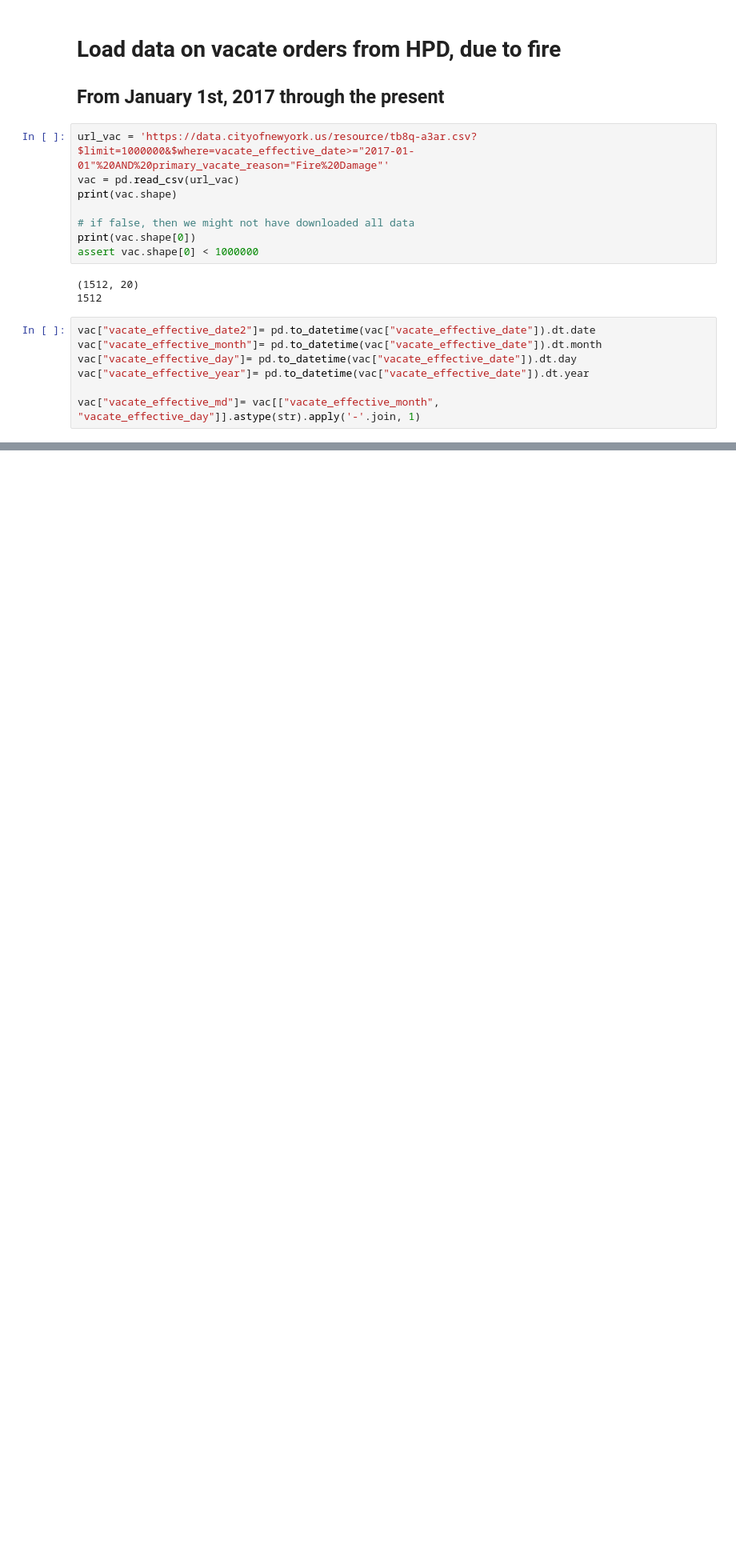
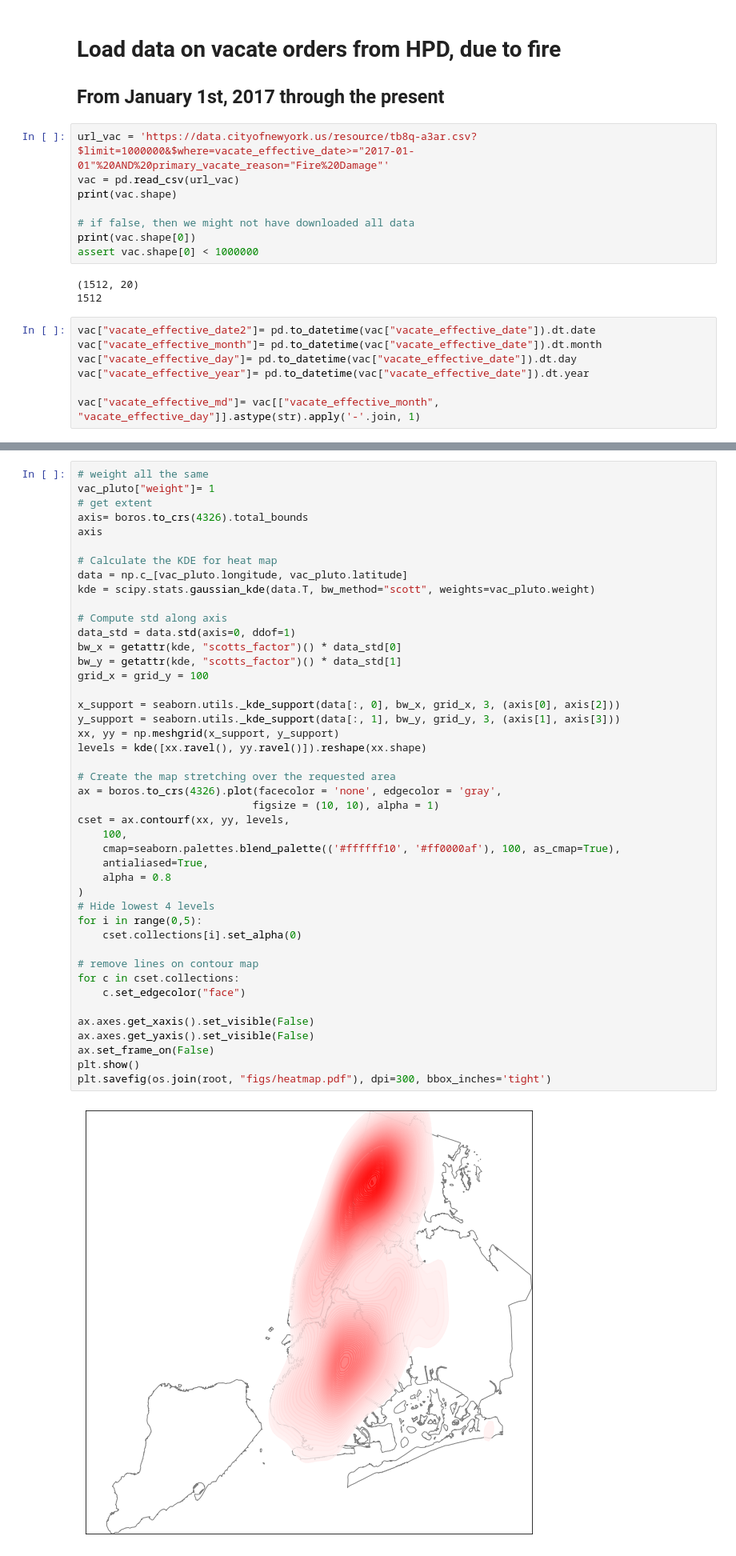
Before and after one commit to jennahgosciak/nyc_fire_risk, a Jupyter notebook: 00_data_processing.ipynb, the cells around one changed output, grey strips where cells are left out. Shown at 80% size. Saved outputs shown, nothing was run; the diff lists cells and outputs as text; blank space fills up the shorter version.

```diff
--- a/00_data_processing.ipynb
+++ b/00_data_processing.ipynb
@@ -152,0 +138,46 @@ array([ True, False, False, False, False, False])
+# %%
+# weight all the same
+vac_pluto["weight"]= 1
+# get extent
+axis= boros.to_crs(4326).total_bounds
+axis
+
+# Calculate the KDE for heat map
+data = np.c_[vac_pluto.longitude, vac_pluto.latitude]
+kde = scipy.stats.gaussian_kde(data.T, bw_method="scott", weights=vac_pluto.weight)
+
+# Compute std along axis
+data_std = data.std(axis=0, ddof=1)
+bw_x = getattr(kde, "scotts_factor")() * data_std[0]
+bw_y = getattr(kde, "scotts_factor")() * data_std[1]
+grid_x = grid_y = 100
+
+x_support = seaborn.utils._kde_support(data[:, 0], bw_x, grid_x, 3, (axis[0], axis[2]))
+y_support = seaborn.utils._kde_support(data[:, 1], bw_y, grid_y, 3, (axis[1], axis[3]))
+xx, yy = np.meshgrid(x_support, y_support)
+levels = kde([xx.ravel(), yy.ravel()]).reshape(xx.shape)
+
+# Create the map stretching over the requested area
+ax = boros.to_crs(4326).plot(facecolor = 'none', edgecolor = 'gray',
+                            figsize = (10, 10), alpha = 1)
+cset = ax.contourf(xx, yy, levels,
+    100,
+    cmap=seaborn.palettes.blend_palette(('#ffffff10', '#ff0000af'), 100, as_cmap=True),
+    antialiased=True,
+    alpha = 0.8
+)
+# Hide lowest 4 levels
+for i in range(0,5):
+    cset.collections[i].set_alpha(0)
+
+# remove lines on contour map
+for c in cset.collections:
+    c.set_edgecolor("face")
+
+ax.axes.get_xaxis().set_visible(False)
+ax.axes.get_yaxis().set_visible(False)
+ax.set_frame_on(False)
+plt.show()
+plt.savefig(os.join(root, "figs/heatmap.pdf"), dpi=300, bbox_inches='tight')
+# %% [output]
+[figure, added]
```
Also changed, not shown: parts of 17 cells of this notebook, 1 other file.
